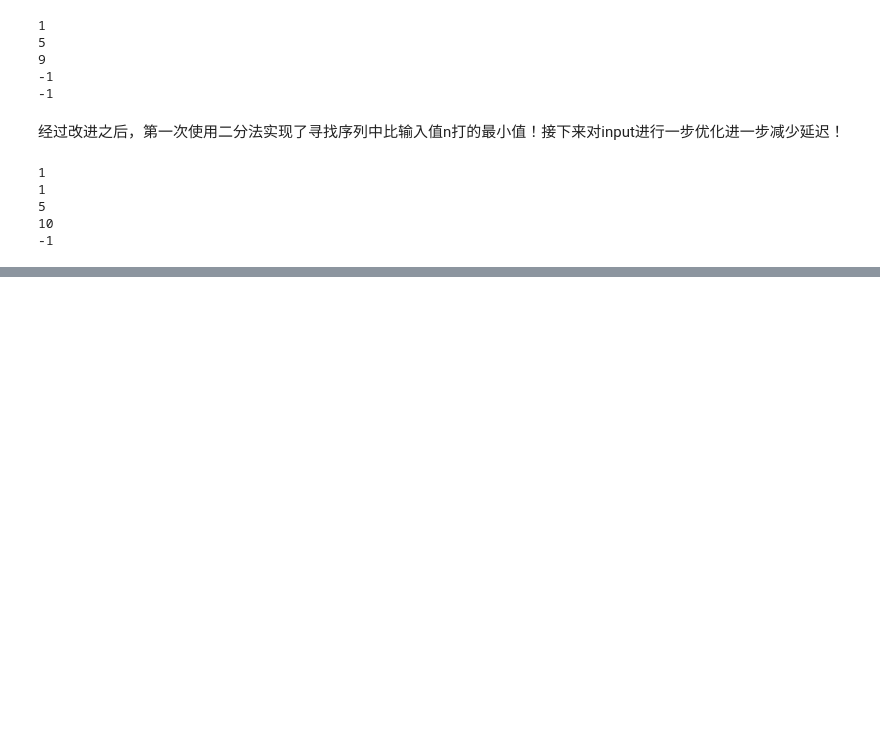
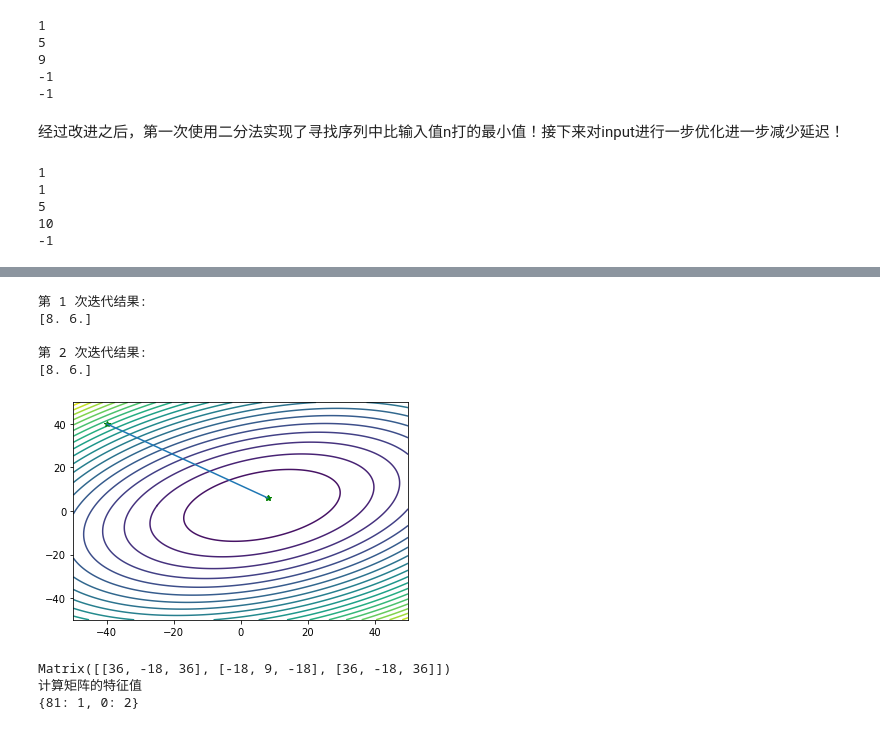
Before and after one commit to LLYniku/NumPy-Study, a Jupyter notebook: test.ipynb, the cells around one changed output, grey strips where cells are left out. Drawn from its saved outputs; the diff is of its cells as text; code cells hidden in the pictures; blank space fills up the shorter version.

```diff
--- a/test.ipynb
+++ b/test.ipynb
@@ -774,0 +824,70 @@ for j in range(x):#每一个a中的值于A中的一个值比较   A[x]参考值5
+# %%
+import numpy as np
+import matplotlib.pyplot as plt
+
+#牛顿法求解f = 60-10*x1-4*x2+x1**2+2*x2**2-x1*x2的极值
+#原函数
+#建立点的列表并关联起来
+X1=np.arange(-50,50,0.1)
+X2=np.arange(-50,50,0.1)
+[x1,x2]=np.meshgrid(X1,X2)
+f = 60-10*x1-4*x2+x1**2+2*x2**2-x1*x2
+plt.contour(x1,x2,f,20) # 画出函数的20条轮廓线
+
+#求梯度
+def jacobian(x):
+    return np.array([-10+2*x[0]-x[1],-4+2*x[1]-x[0]])
+
+#求海森矩阵
+def hessian(x):
+    return np.array([[2,-1],[-1,2]])
+
+#牛顿法程序
+def newton(x0):
+    W=np.zeros((2,10**2))
+    i = 1
+    imax = 100
+    W[:,0] = x0
+    x = x0
+    delta = 1
+    alpha = 1
+
+    #迭代条件，当迭代次数不少于100次并且精度大于0.1时进行循环
+    while i<imax and delta>0.1:
+        #将海森矩阵的逆与梯度相乘
+        p = -np.dot(np.linalg.inv(hessian(x)),jacobian(x))
+        x0 = x
+        x = x + alpha*p
+        W[:,i] = x
+        delta = sum((x-x0))
+        print('第',i,'次迭代结果:')
+        print(x,'\n')
+        i=i+1
+    W=W[:,0:i]  # 记录迭代点
+    return W
+
+#初始点
+x0 = np.array([-40,40])
+W = newton(x0)
+
+plt.plot(W[0,:],W[1,:],'g*',W[0,:],W[1,:]) # 画出迭代点收敛的轨迹
+plt.show()
+# %% [output]
+第 1 次迭代结果:
+[8. 6.]
+
+第 2 次迭代结果:
+[8. 6.]
+[figure, added]
+# %%
+import numpy as np
+from sympy import *
+import math
+M = Matrix([[36,-18,36],[-18,9,-18],[36,-18,36]])
+print(M)
+print("计算矩阵的特征值")
+print(M.eigenvals())
+# %% [output]
+Matrix([[36, -18, 36], [-18, 9, -18], [36, -18, 36]])
+计算矩阵的特征值
+{81: 1, 0: 2}
```
Also changed, not shown: parts of 15 cells of this notebook, 3 other files.
